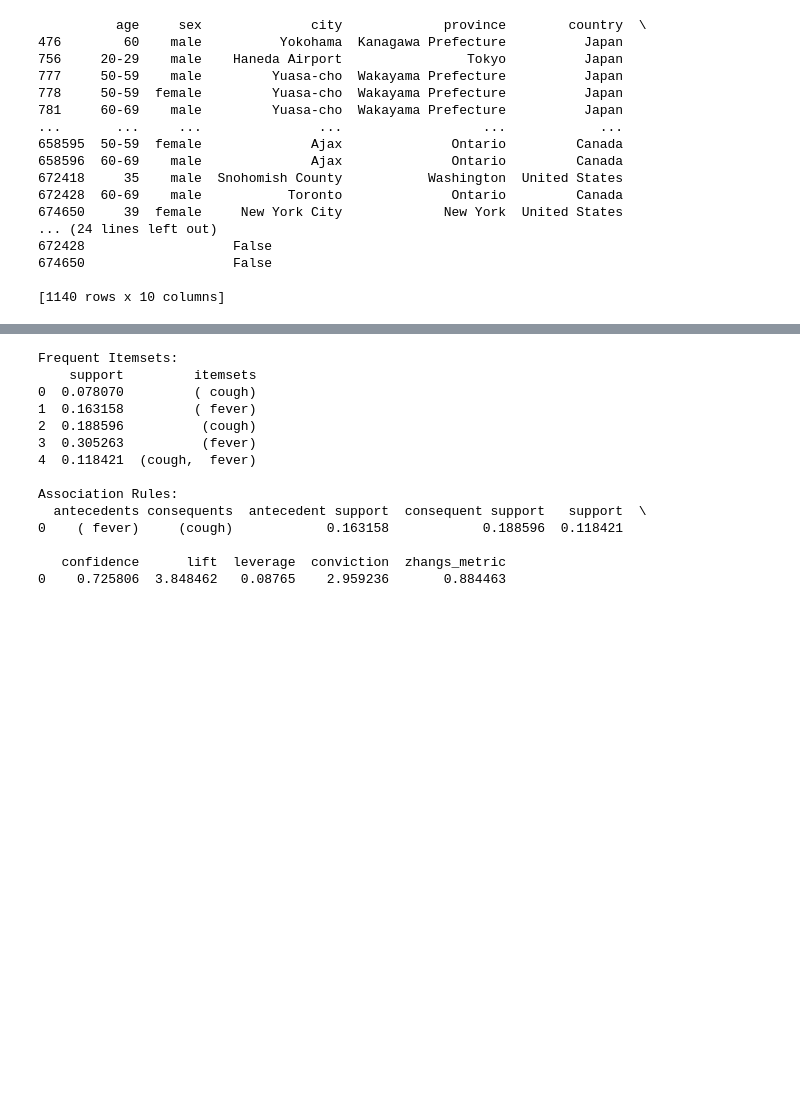
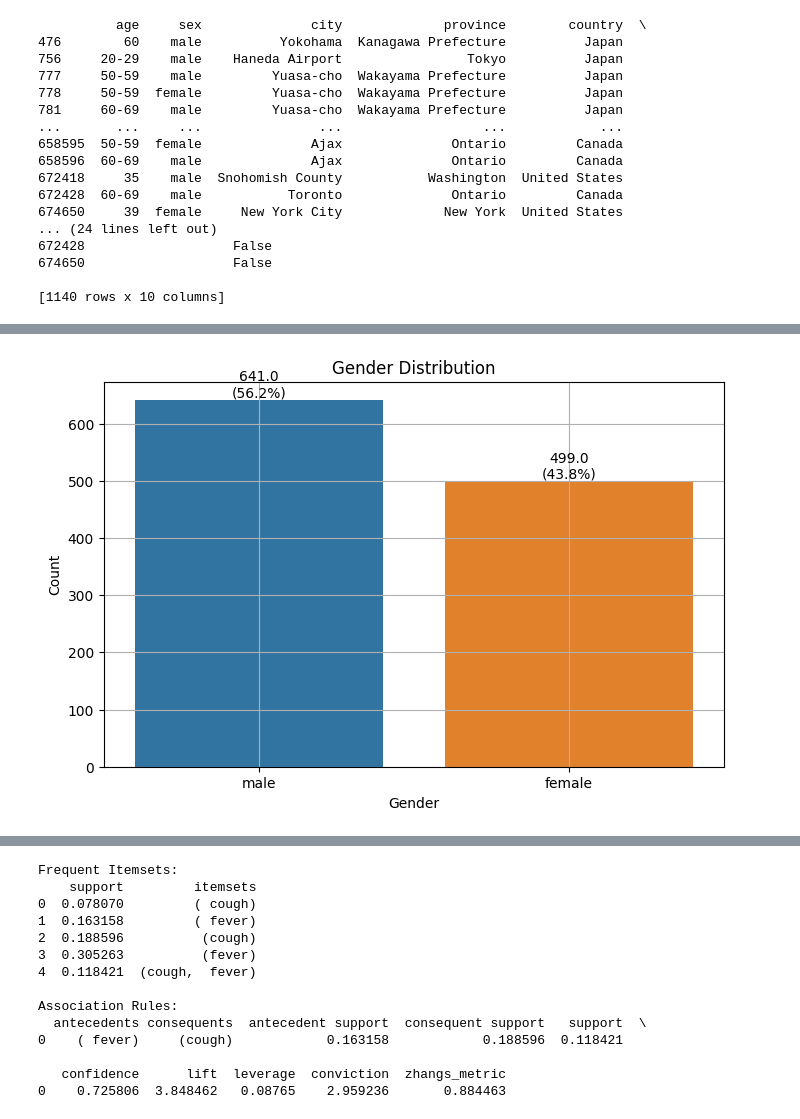
Before and after one commit to kecoaktempur/Association-Rule_Datmin, a Jupyter notebook: association-rule.ipynb, the cells around one changed output, grey strips where cells are left out. Saved outputs shown, nothing was run; the diff lists cells and outputs as text; code cells hidden in the pictures; blank space fills up the shorter version.

```diff
--- a/association-rule.ipynb
+++ b/association-rule.ipynb
@@ -102,0 +120,22 @@ print(df)
+# %%
+# Gender
+
+plt.figure(figsize=(8, 5))
+gender_counts = df['sex'].value_counts()
+sns.countplot(x='sex', data=df)
+
+total_counts = gender_counts.sum()
+percentages = (gender_counts / total_counts) * 100
+
+for i, p in enumerate(plt.gca().patches):
+    plt.annotate(f'{p.get_height()}\n({percentages[i]:.1f}%)',
+                (p.get_x() + p.get_width() / 2., p.get_height()),
+                ha='center', va='bottom')
+
+plt.title('Gender Distribution')
+plt.xlabel('Gender')
+plt.ylabel('Count')
+plt.grid()
+plt.show()
+# %% [output]
+[figure, added]
```
Also changed, not shown: parts of 7 cells of this notebook.
